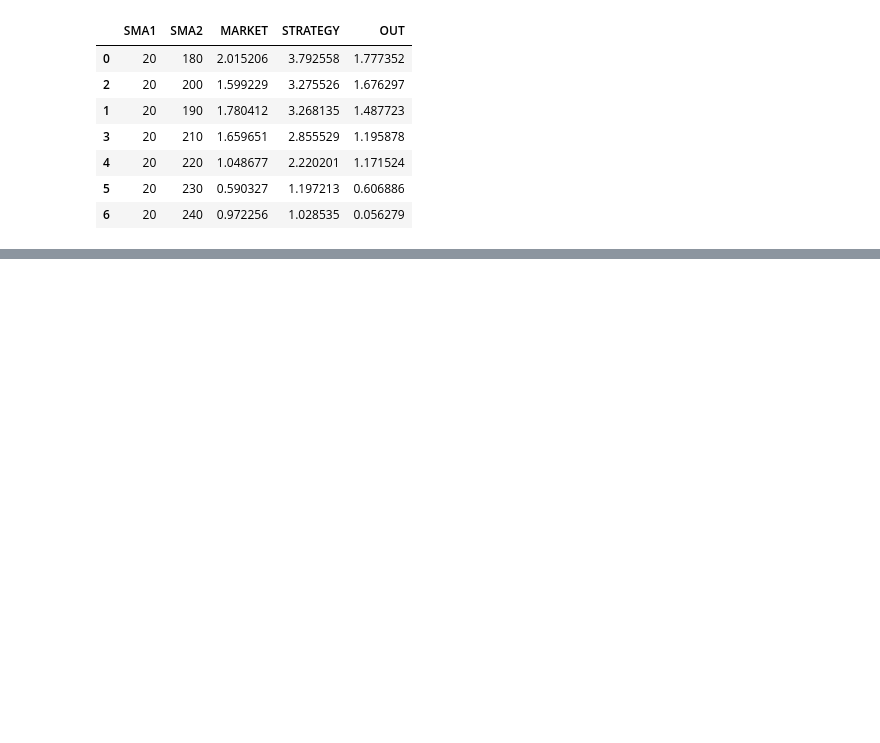
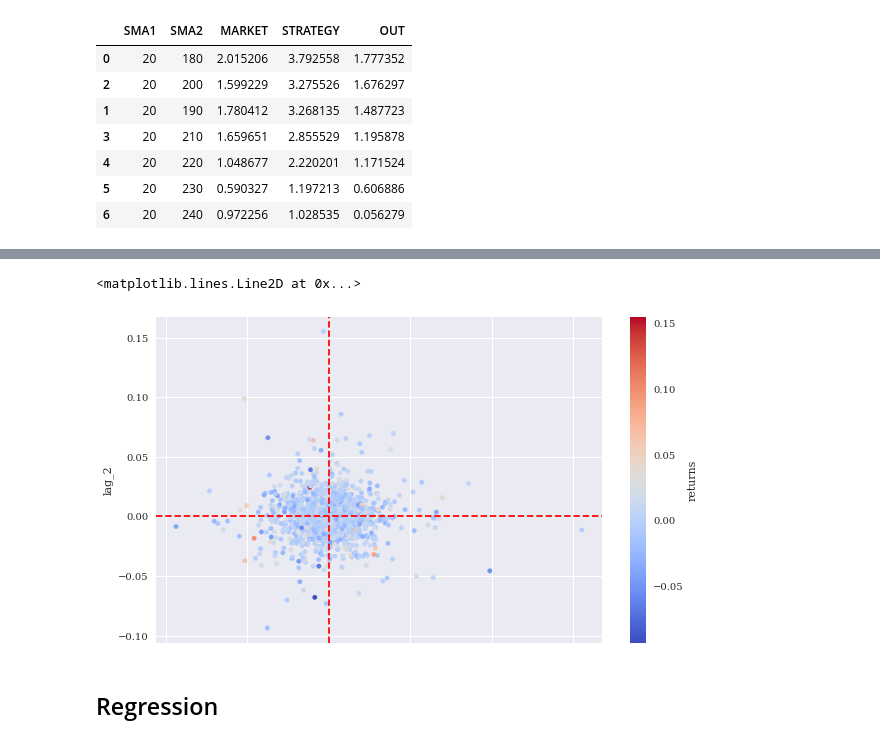
Before and after one commit to omsouravsharma/Python_for_algorithmic_trading-, a Jupyter notebook: Ch15.ipynb, the cells around one changed output, grey strips where cells are left out. Drawn from its saved outputs; the diff is of its cells as text; code cells hidden in the pictures; blank space fills up the shorter version.

```diff
--- a/Ch15.ipynb
+++ b/Ch15.ipynb
@@ -154,0 +229,10 @@ results.sort_values('OUT', ascending=False).head(7)
+# %%
+data.plot.scatter(x= 'lag_1', y = 'lag_2', c= 'returns',cmap='coolwarm',
+                  figsize=(10,6), colorbar= True)
+plt.axvline(0,c='r', ls ='--')
+plt.axhline(0,c='r', ls ='--')
+# %% [output]
+<matplotlib.lines.Line2D at 0x...>
+[figure, added]
+# %% [markdown]
+## Regression
```
Also changed, not shown: parts of 46 cells of this notebook.
